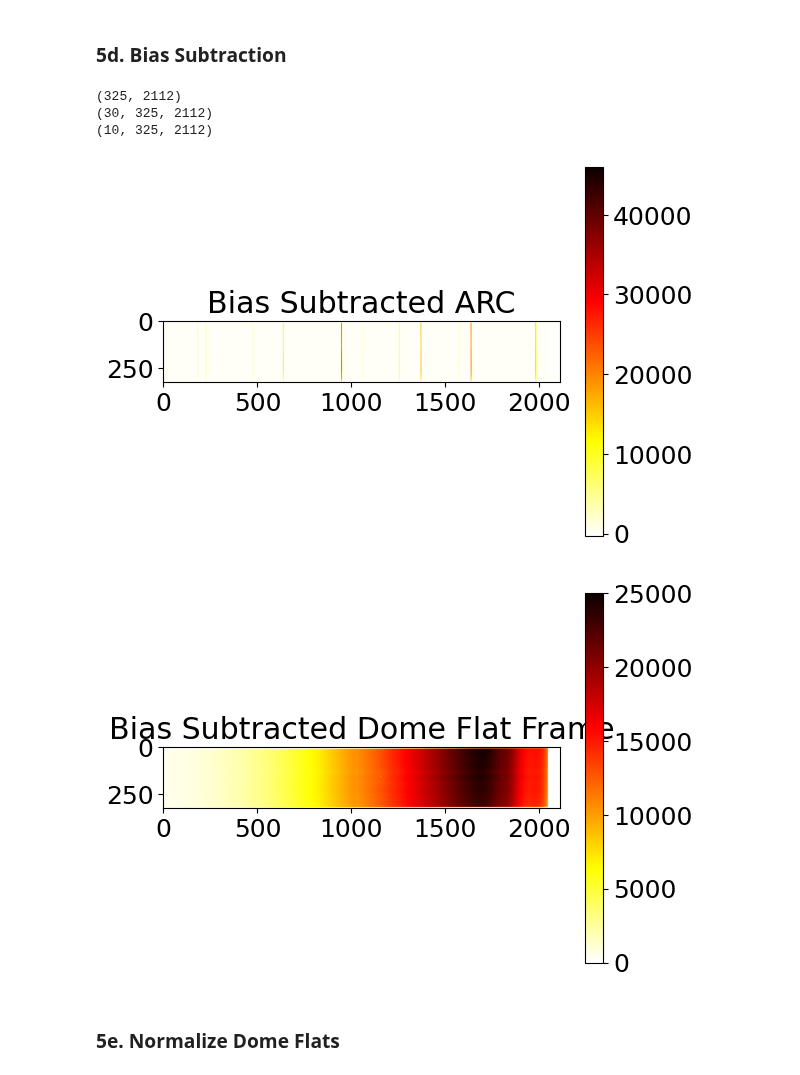
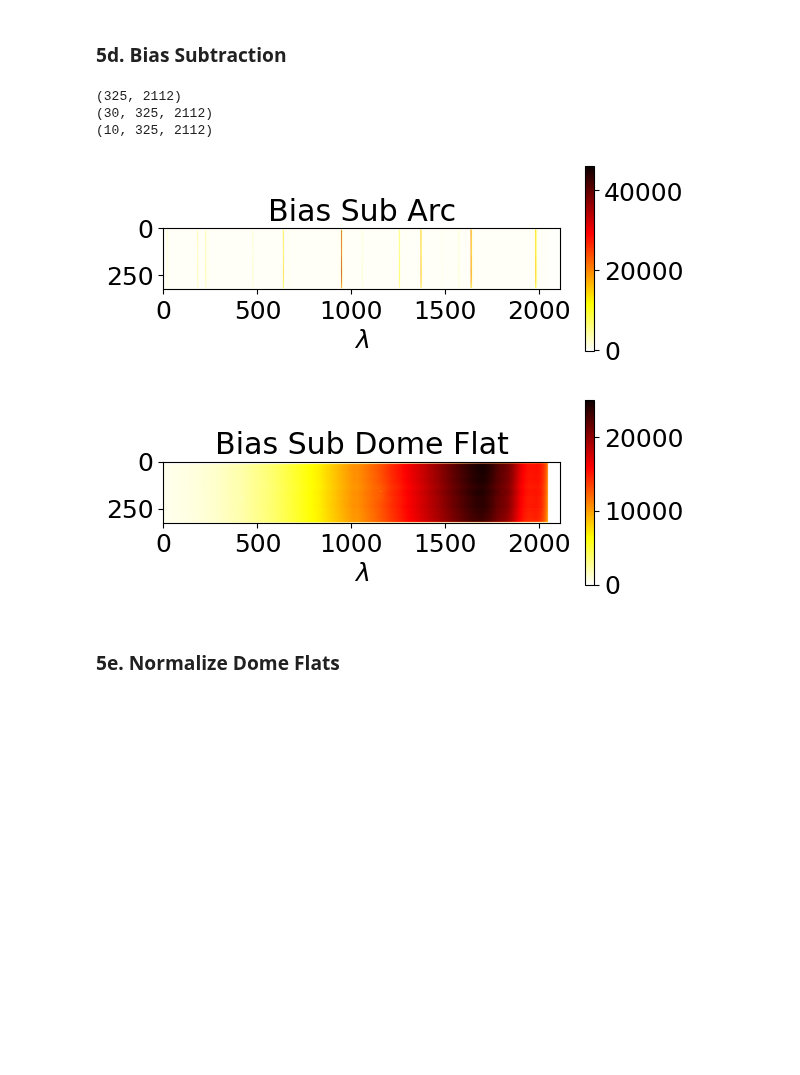
Before and after one commit to parkergeorge30/ASTRO150, a Jupyter notebook: Lab2.ipynb, the cells around one changed output. Saved outputs shown, nothing was run; the diff lists cells and outputs as text; code cells hidden in the pictures; blank space fills up the shorter version.

```diff
--- a/Lab2.ipynb
+++ b/Lab2.ipynb
@@ -331,26 +335,28 @@ plt.show()
 # %%
 arc_clean = ut.bias_sub(arc_frame, master_bias, num_arrays=1)
 print(np.shape(arc_clean))
 slit2_clean = ut.bias_sub(slit2, master_bias)
 print(np.shape(slit2_clean))
 slit4_clean = ut.bias_sub(slit4, master_bias)
 print(np.shape(slit4_clean))
 
 plt.imshow(arc_clean, cmap='hot_r')
-plt.title('Bias Subtracted ARC')
-plt.colorbar()
+plt.title('Bias Sub Arc')
+plt.xlabel(r'$\lambda$')
+plt.colorbar(shrink=.5)
 plt.show()
 
 plt.imshow(slit2_clean[5], cmap='hot_r')
-plt.title('Bias Subtracted Dome Flat Frame')
-plt.colorbar()
+plt.title('Bias Sub Dome Flat')
+plt.xlabel(r'$\lambda$')
+plt.colorbar(shrink=.5)
 plt.show()
 # %% [output]
 (325, 2112)
 (30, 325, 2112)
 (10, 325, 2112)
-[figure, old version]
+[figure, new version]
-[figure, old version]
+[figure, new version]
 # %% [markdown]
 ### 5e. Normalize Dome Flats
 # %%
```
Also changed, not shown: parts of 7 cells of this notebook.
